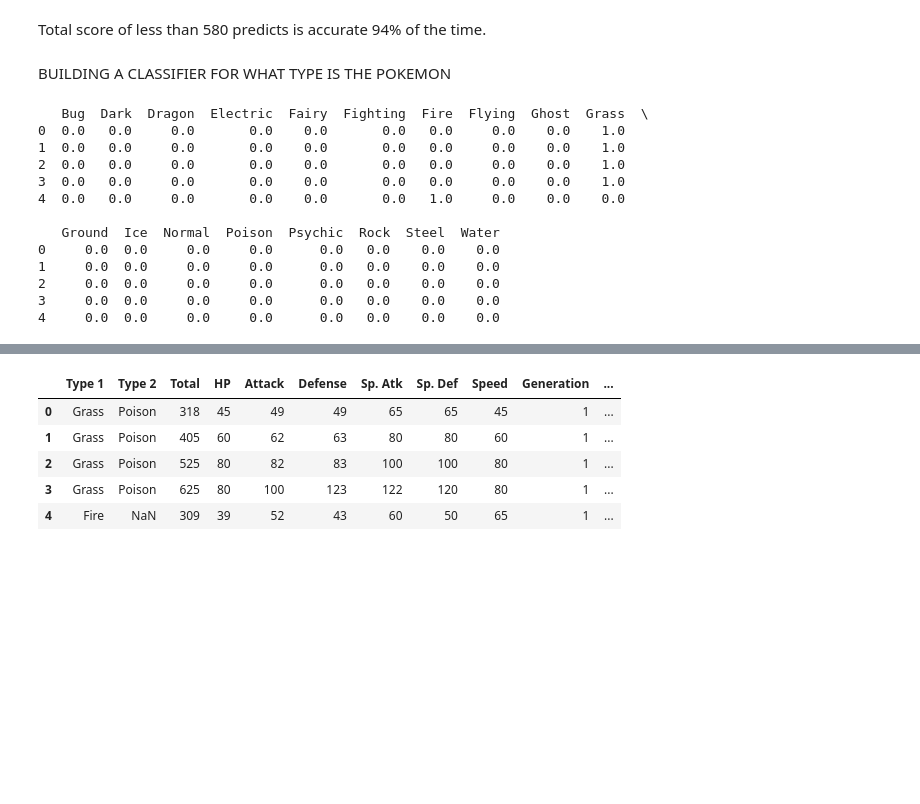
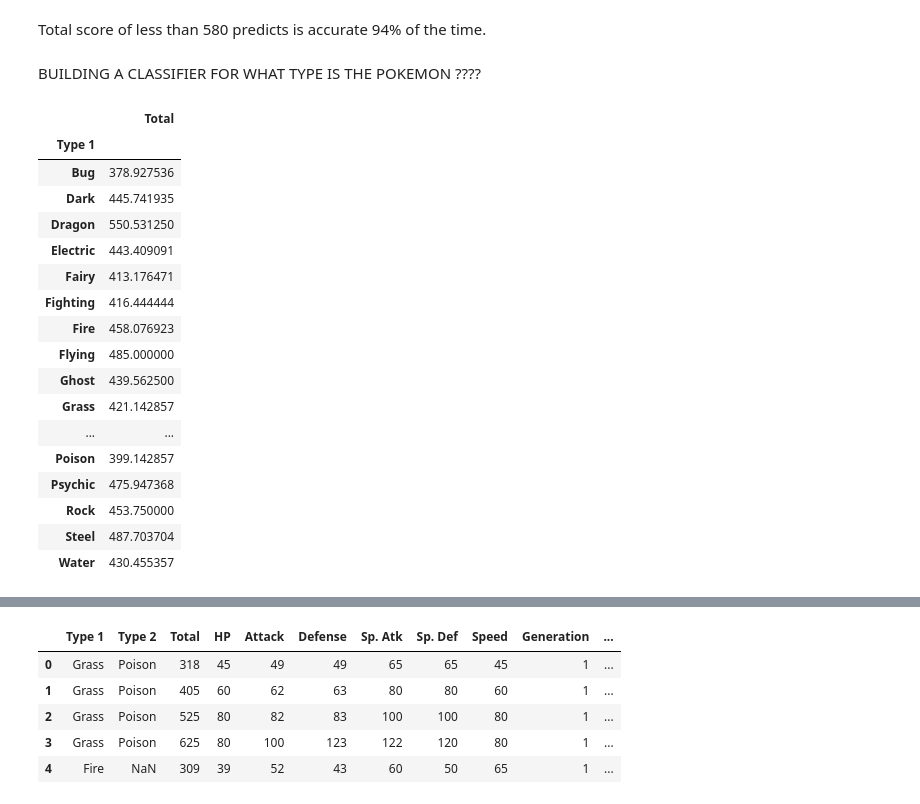
Before and after one commit to bchen150/GA_Homework, a Jupyter notebook: Pokemon/Pokemon.ipynb, the cells around one changed output, grey strips where cells are left out. Drawn from its saved outputs; the diff is of its cells as text; code cells hidden in the pictures; blank space fills up the shorter version.

```diff
--- a/Pokemon/Pokemon.ipynb
+++ b/Pokemon/Pokemon.ipynb
@@ -200,21 +200,25 @@ print float(len(df[df.Legendary == df.predictions])) / len(df)
 # %% [markdown]
 Total score of less than 580 predicts is accurate 94% of the time.
 # %% [markdown]
-BUILDING A CLASSIFIER FOR WHAT TYPE IS THE POKEMON
+BUILDING A CLASSIFIER FOR WHAT TYPE IS THE POKEMON ????
-# %%
-Type1 = pd.get_dummies(df['Type 1'])
-print Type1.head()
-# %% [output]
-   Bug  Dark  Dragon  Electric  Fairy  Fighting  Fire  Flying  Ghost  Grass  \
-0  0.0   0.0     0.0       0.0    0.0       0.0   0.0     0.0    0.0    1.0
-1  0.0   0.0     0.0       0.0    0.0       0.0   0.0     0.0    0.0    1.0
-2  0.0   0.0     0.0       0.0    0.0       0.0   0.0     0.0    0.0    1.0
-3  0.0   0.0     0.0       0.0    0.0       0.0   0.0     0.0    0.0    1.0
-4  0.0   0.0     0.0       0.0    0.0       0.0   1.0     0.0    0.0    0.0
-
-   Ground  Ice  Normal  Poison  Psychic  Rock  Steel  Water
-0     0.0  0.0     0.0     0.0      0.0   0.0    0.0    0.0
-1     0.0  0.0     0.0     0.0      0.0   0.0    0.0    0.0
-2     0.0  0.0     0.0     0.0      0.0   0.0    0.0    0.0
-3     0.0  0.0     0.0     0.0      0.0   0.0    0.0    0.0
-4     0.0  0.0     0.0     0.0      0.0   0.0    0.0    0.0
+# %%
+df.groupby(['Type 1'])[['Total']].mean()
+# %% [output]
+|  | Total |
+| Type 1 |  |
+| Bug | 378.927536 |
+| Dark | 445.741935 |
+| Dragon | 550.531250 |
+| Electric | 443.409091 |
+| Fairy | 413.176471 |
+| Fighting | 416.444444 |
+| Fire | 458.076923 |
+| Flying | 485.000000 |
+| Ghost | 439.562500 |
+| Grass | 421.142857 |
+| ... | ... |
+| Poison | 399.142857 |
+| Psychic | 475.947368 |
+| Rock | 453.750000 |
+| Steel | 487.703704 |
+| Water | 430.455357 |
```
Also changed, not shown: parts of 32 cells of this notebook.
